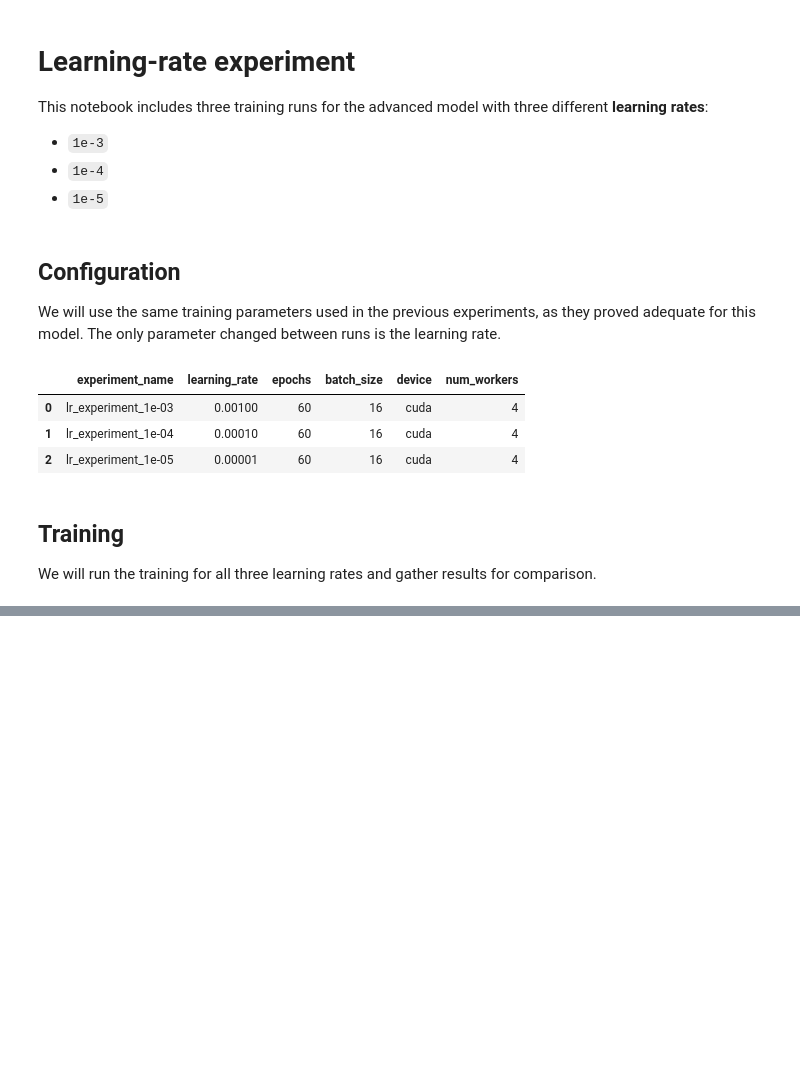
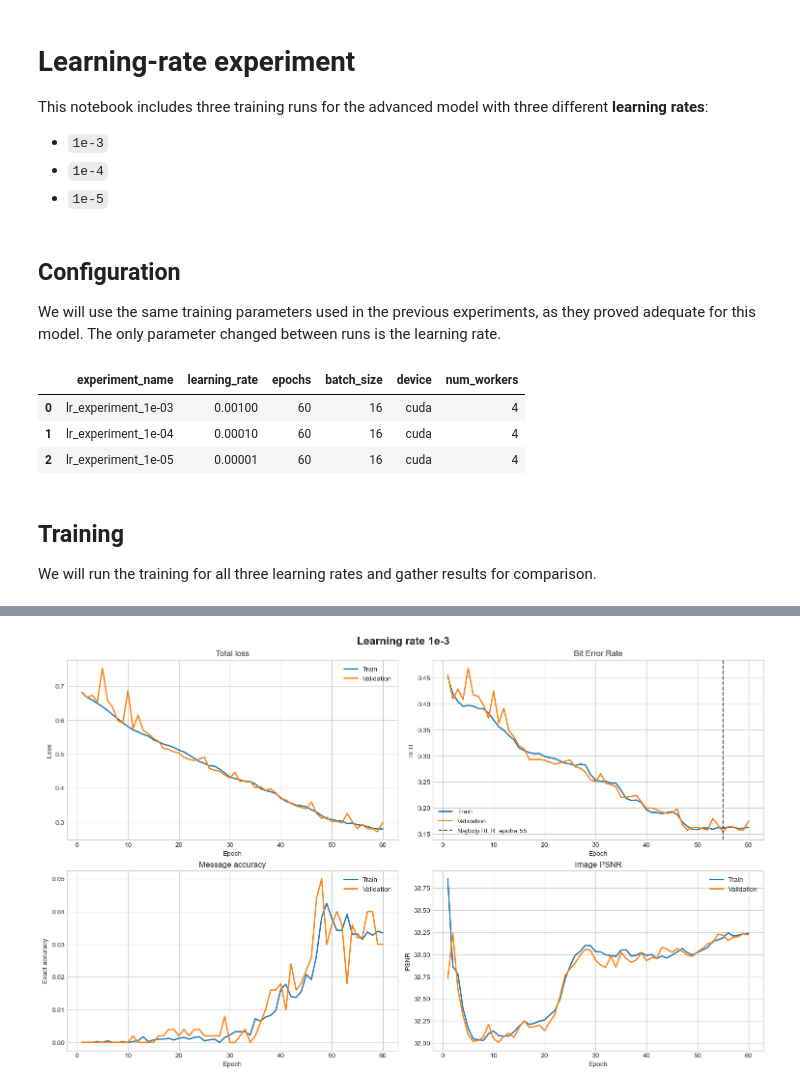
Before and after one commit to DavidT01/DeepImageWatermarking, a Jupyter notebook: notebooks/05_advanced_learning_rate_experiment.ipynb, the cells around one changed output, grey strips where cells are left out. Drawn from its saved outputs; the diff is of its cells as text; code cells hidden in the pictures; blank space fills up the shorter version.

Commit message:
Visualize and compare different learning rate results

```diff
--- a/notebooks/05_advanced_learning_rate_experiment.ipynb
+++ b/notebooks/05_advanced_learning_rate_experiment.ipynb
@@ -117,0 +123,99 @@ Epoch 41/60 | train_loss=0.6575 | train_BER=0.4002 | train_exact=0.0000 | val_lo
+# %%
+CHECKPOINT_DIR = PROJECT_ROOT / "results" / "checkpoints"
+EXPERIMENTS = {
+    "1e-3": LOG_DIR / "lr_experiment_1e-03.csv",
+    "1e-4": LOG_DIR / "lr_experiment_1e-04.csv",
+    "1e-5": LOG_DIR / "lr_experiment_1e-05.csv",
+}
+
+plt.style.use("seaborn-v0_8-whitegrid")
+summary_rows = []
+
+for learning_rate, log_path in EXPERIMENTS.items():
+    if not log_path.exists():
+        raise FileNotFoundError(f"File missing: {log_path}")
+
+    history = pd.read_csv(log_path)
+    best_index = history["val_ber"].idxmin()
+    best = history.loc[best_index]
+    last = history.iloc[-1]
+    checkpoint_name = log_path.stem.replace("lr_experiment_", "")
+    checkpoint_path = CHECKPOINT_DIR / f"lr_experiment_{checkpoint_name}" / "best_model.pt"
+
+    summary_rows.append({
+        "learning_rate": learning_rate,
+        "best_epoch": int(best["epoch"]),
+        "best_val_ber": best["val_ber"],
+        "best_val_exact_accuracy": best["val_exact_accuracy"],
+        "best_val_psnr": best["val_psnr"],
+        "final_val_ber": last["val_ber"],
+        "final_val_exact_accuracy": last["val_exact_accuracy"],
+        "final_val_psnr": last["val_psnr"]
+    })
+
+    fig, axes = plt.subplots(2, 2, figsize=(15, 9), constrained_layout=True)
+    fig.suptitle(f"Learning rate {learning_rate}", fontsize=16, fontweight="bold")
+
+    axes[0, 0].plot(history["epoch"], history["train_loss"], label="Train", linewidth=2)
+    axes[0, 0].plot(history["epoch"], history["val_loss"], label="Validation", linewidth=2)
+    axes[0, 0].set_title("Total loss")
+    axes[0, 0].set_xlabel("Epoch")
+    axes[0, 0].set_ylabel("Loss")
+    axes[0, 0].legend()
+
+    axes[0, 1].plot(history["epoch"], history["train_ber"], label="Train", linewidth=2)
+    axes[0, 1].plot(history["epoch"], history["val_ber"], label="Validation", linewidth=2)
+    axes[0, 1].axvline(best["epoch"], color="black", linestyle="--", alpha=0.7, label=f"Najbolji BER: epoha {int(best['epoch'])}")
+    axes[0, 1].set_title("Bit Error Rate")
+    axes[0, 1].set_xlabel("Epoch")
+    axes[0, 1].set_ylabel("BER")
+    axes[0, 1].legend()
+
+    axes[1, 0].plot(history["epoch"], history["train_exact_accuracy"], label="Train", linewidth=2)
+    axes[1, 0].plot(history["epoch"], history["val_exact_accuracy"], label="Validation", linewidth=2)
+    axes[1, 0].set_title("Message accuracy")
+    axes[1, 0].set_xlabel("Epoch")
+    axes[1, 0].set_ylabel("Exact accuracy")
+    axes[1, 0].legend()
+
+    axes[1, 1].plot(history["epoch"], history["train_psnr"], label="Train", linewidth=2)
+    axes[1, 1].plot(history["epoch"], history["val_psnr"], label="Validation", linewidth=2)
+    axes[1, 1].set_title("Image PSNR")
+    axes[1, 1].set_xlabel("Epoch")
+    axes[1, 1].set_ylabel("PSNR")
+    axes[1, 1].legend()
+
+    plt.show()
+
+summary = pd.DataFrame(summary_rows)
+print("Experiment comparison")
+display(summary.style.format({
+    "best_val_ber": "{:.4f}",
+    "best_val_exact_accuracy": "{:.2%}",
+    "best_val_psnr": "{:.2f}",
+    "final_val_ber": "{:.4f}",
+    "final_val_exact_accuracy": "{:.2%}",
+    "final_val_psnr": "{:.2f}",
+}))
+
+fig, axes = plt.subplots(1, 3, figsize=(18, 5), constrained_layout=True)
+labels = summary["learning_rate"]
+
+axes[0].bar(labels, summary["best_val_ber"], color=["#d95f02", "#1b9e77", "#7570b3"])
+axes[0].set_title("Best validation BER")
+axes[0].set_xlabel("Learning rate")
+axes[0].set_ylabel("BER")
+
+axes[1].bar(labels, summary["best_val_exact_accuracy"], color=["#d95f02", "#1b9e77", "#7570b3"])
+axes[1].set_title("Message accuracy in best epoch")
+axes[1].set_xlabel("Learning rate")
+axes[1].set_ylabel("Exact accuracy")
+
+axes[2].bar(labels, summary["best_val_psnr"], color=["#d95f02", "#1b9e77", "#7570b3"])
+axes[2].set_title("PSNR in best epoch")
+axes[2].set_xlabel("Learning rate")
+axes[2].set_ylabel("PSNR")
+
+plt.show()
+# %% [output]
+[figure, added]
```
Also changed, not shown: parts of 6 cells of this notebook.
